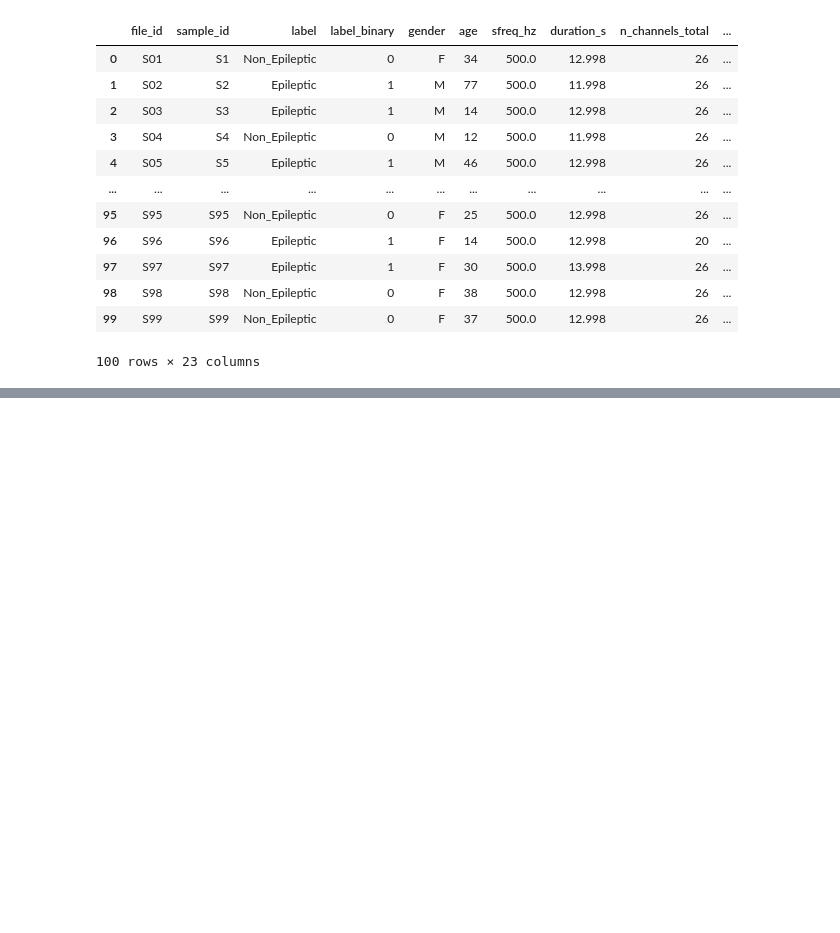
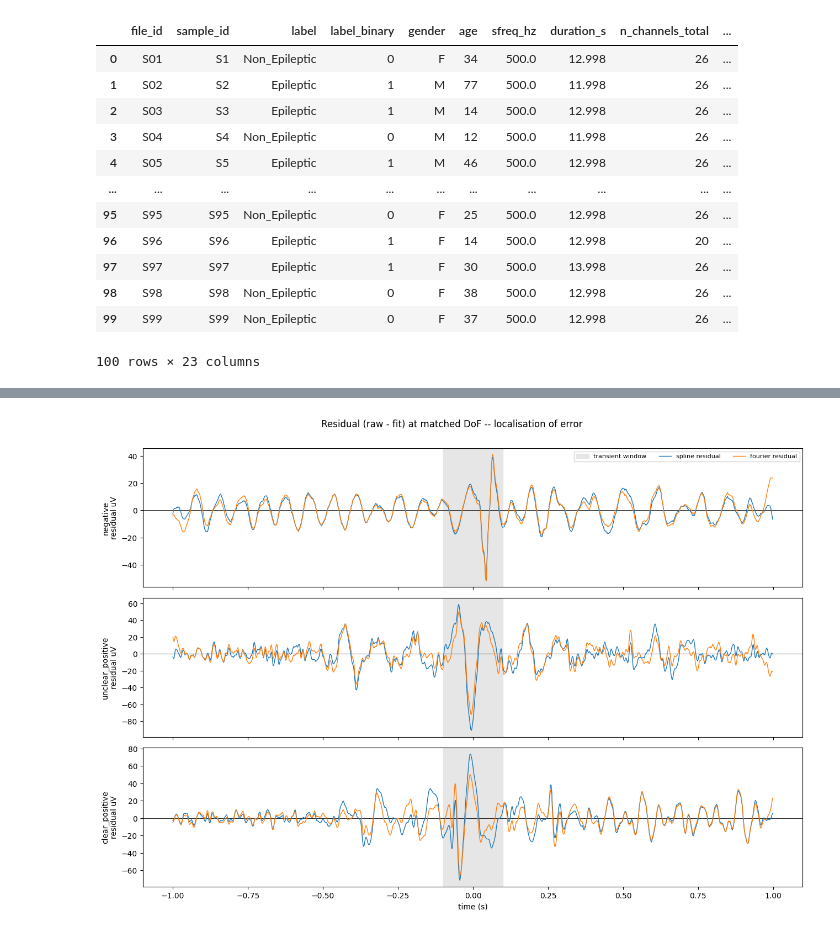
Before and after one commit to kavyavijaysankar/IED_Detection_EEG, a Jupyter notebook: notebooks/EDA.ipynb, the cells around one changed output, grey strips where cells are left out. Cells and saved outputs as stored; diff of their text form; code cells hidden in the pictures; blank space fills up the shorter version.

Commit message:
basis comparison

```diff
--- a/notebooks/EDA.ipynb
+++ b/notebooks/EDA.ipynb
@@ -518,0 +652,19 @@ df
+# %%
+# --- Residual vs time: where each basis fails ---
+fig, axes = plt.subplots(len(CERT_ORDER), 1, figsize=(13, 9), sharex=True)
+for ax, c in zip(axes, CERT_ORDER):
+    curve = curves[examples[c]]
+    res_s = curve - smooth_grid(curve, 'spline',  DOF_MATCH)
+    res_f = curve - smooth_grid(curve, 'fourier', DOF_MATCH)
+    ax.axvspan(-0.1, 0.1, color='0.9', label='transient window')
+    ax.axhline(0, color='k', lw=0.6)
+    ax.plot(t, res_s, color='C0', lw=1.0, label='spline residual')
+    ax.plot(t, res_f, color='C1', lw=1.0, label='fourier residual')
+    ax.set_ylabel(f'{c}\nresidual uV')
+    if c == CERT_ORDER[0]:
+        ax.legend(fontsize=8, ncol=3, loc='upper right')
+axes[-1].set_xlabel('time (s)')
+plt.suptitle('Residual (raw - fit) at matched DoF -- localisation of error', y=1.005)
+plt.tight_layout(); plt.show()
+# %% [output]
+[figure, added]
```
Also changed, not shown: parts of 8 cells of this notebook.
